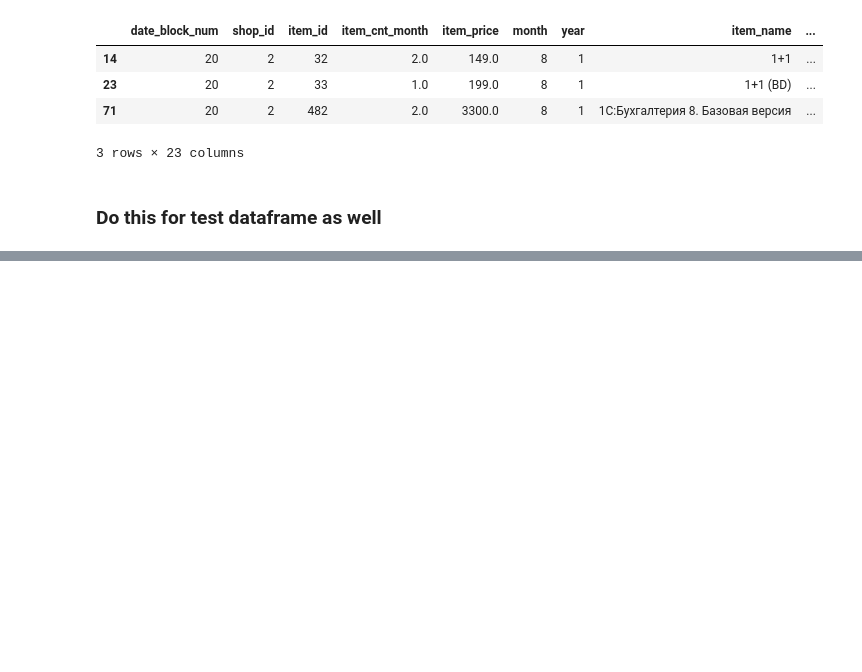
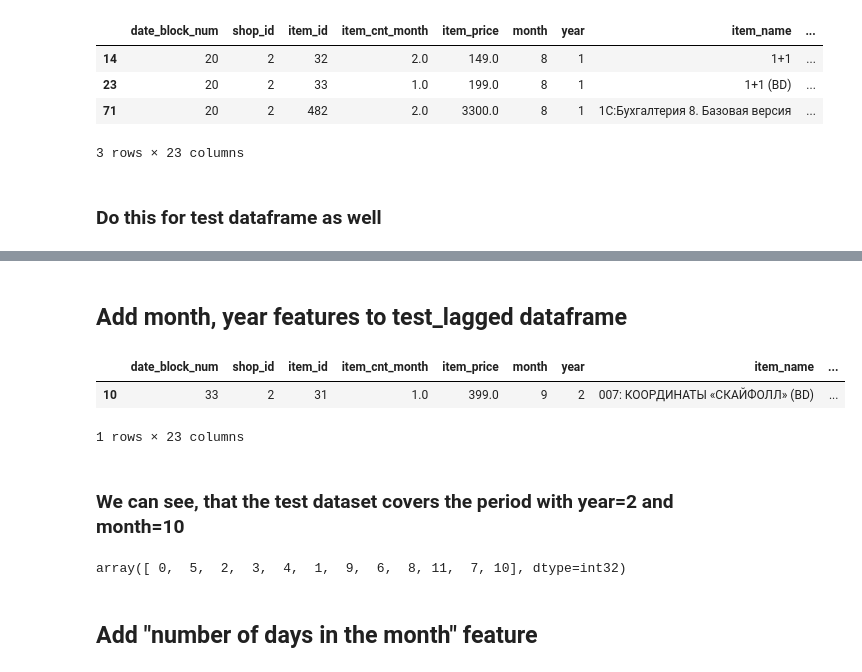
Before and after one commit to Alexennk/ml-ds-practice, a Jupyter notebook: notebooks/feature_extr_notebook.ipynb, the cells around one changed output, grey strips where cells are left out. Drawn from its saved outputs; the diff is of its cells as text; code cells hidden in the pictures; blank space fills up the shorter version.

Commit message:
DS-2.1 Baseline modeling pt.1
Changes:
- added 'month' and 'year' features to the test dataset
- added "number of days in the month" feature to train and test datasets

```diff
--- a/notebooks/feature_extr_notebook.ipynb
+++ b/notebooks/feature_extr_notebook.ipynb
@@ -206,3 +206,13 @@ test_lagged.head(3)
 | 0 | 0 | 5 | 5037 | NHL 15 [PS3, русские субтитры] | 19 | Игры - PS3 | Вологда ТРЦ "Мармелад" | 0.0 | ... |
 | 1 | 1 | 5 | 5320 | ONE DIRECTION Made In The A.M. | 55 | Музыка - CD локального производства | Вологда ТРЦ "Мармелад" | 0.0 | ... |
 | 2 | 2 | 5 | 5233 | Need for Speed Rivals (Essentials... | 19 | Игры - PS3 | Вологда ТРЦ "Мармелад" | 1100220.0 | ... |
+# %% [markdown]
+## Add **month, year** features to **test_lagged** dataframe
+# %%
+aggregated_lagged[aggregated_lagged['date_block_num'] == 33].head(1)
+# %% [output]
+|  | date_block_num | shop_id | item_id | item_cnt_month | item_price | month | year | item_name | ... |
+| 10 | 33 | 2 | 31 | 1.0 | 399.0 | 9 | 2 | 007: КООРДИНАТЫ «СКАЙФОЛЛ» (BD) | ... |
+1 rows × 23 columns
+# %% [markdown]
+### We can see, that the **test** dataset covers the period with **year=2** and **month=10**
@@ -208,0 +222,6 @@ test_lagged.head(3)
+# %%
+aggregated_lagged['month'].unique()
+# %% [output]
+array([ 0,  5,  2,  3,  4,  1,  9,  6,  8, 11,  7, 10], dtype=int32)
+# %% [markdown]
+## Add **"number of days in the month"** feature
```
Also changed, not shown: parts of 4 cells of this notebook.
